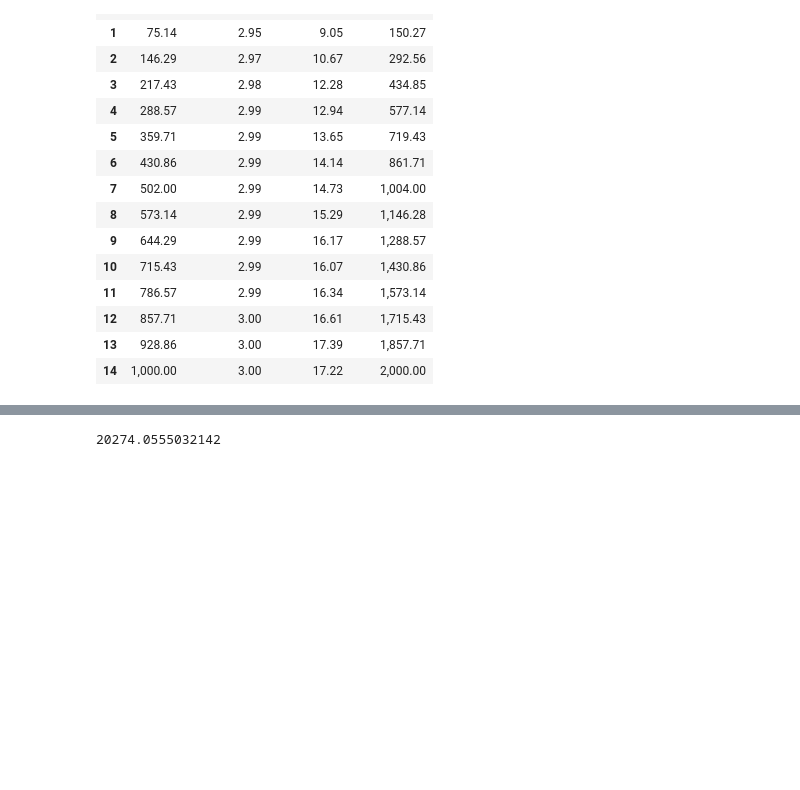
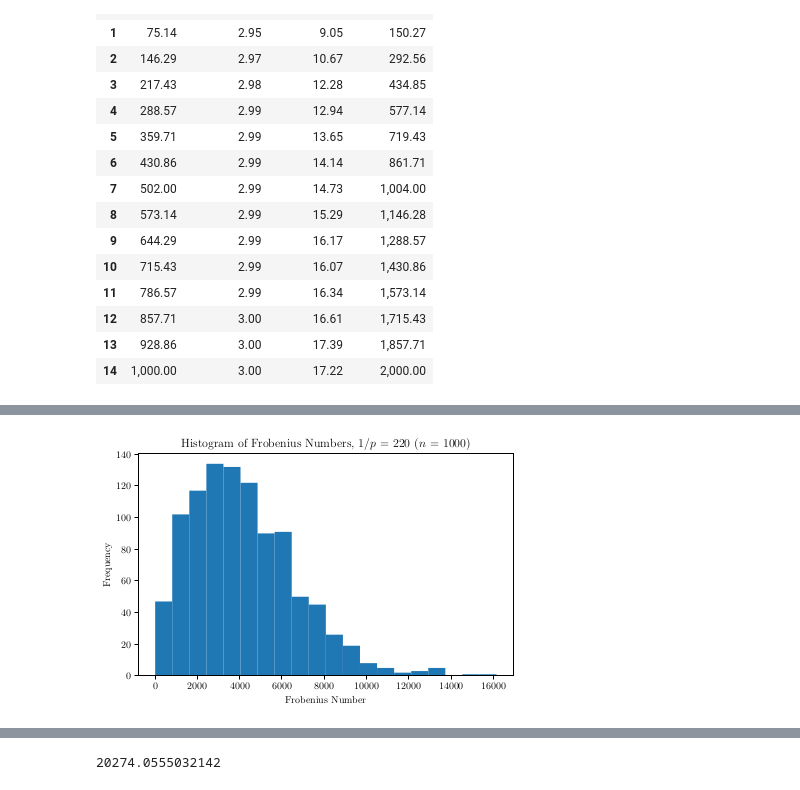
Before and after one commit to smoralesduarte/randnumsgps, a Jupyter notebook: erdossmgps.ipynb, the cells around one changed output, grey strips where cells are left out. Saved outputs shown, nothing was run; the diff lists cells and outputs as text; code cells hidden in the pictures; blank space fills up the shorter version.

```diff
--- a/erdossmgps.ipynb
+++ b/erdossmgps.ipynb
@@ -198,12 +228,4 @@ NameError: name 'pd' is not defined
 # %%
-# Save data_embedding and data_frobenius as pickle
-import pickle
-with open('data_embedding.pkl', 'wb') as f:
-    pickle.dump(data_embedding, f)
-
-with open('data_frobenius.pkl', 'wb') as f:
-    pickle.dump(data_frobenius, f)
-
 # Table
 import pandas as pd
 table = pd.DataFrame()
@@ -301,0 +346,13 @@ plt.plot(1/x, 3*np.log(1/x))
+# %%
+# load frobenius numbers
+with open('frobenius_numbers.pkl', 'rb') as f:
+    frobenius_numbers = pickle.load(f)
+
+# Make a histogram of the Frobenius numbers
+plt.hist(frobenius_numbers[3], bins = 20)
+plt.xlabel('Frobenius Number')
+plt.ylabel('Frequency')
+plt.title('Histogram of Frobenius Numbers, $1/p$ = 220 ($n$ = 1000)')
+plt.savefig('frobenius_hist220.pgf')
+# %% [output]
+[figure, added]
```
Also changed, not shown: parts of 14 cells of this notebook.
